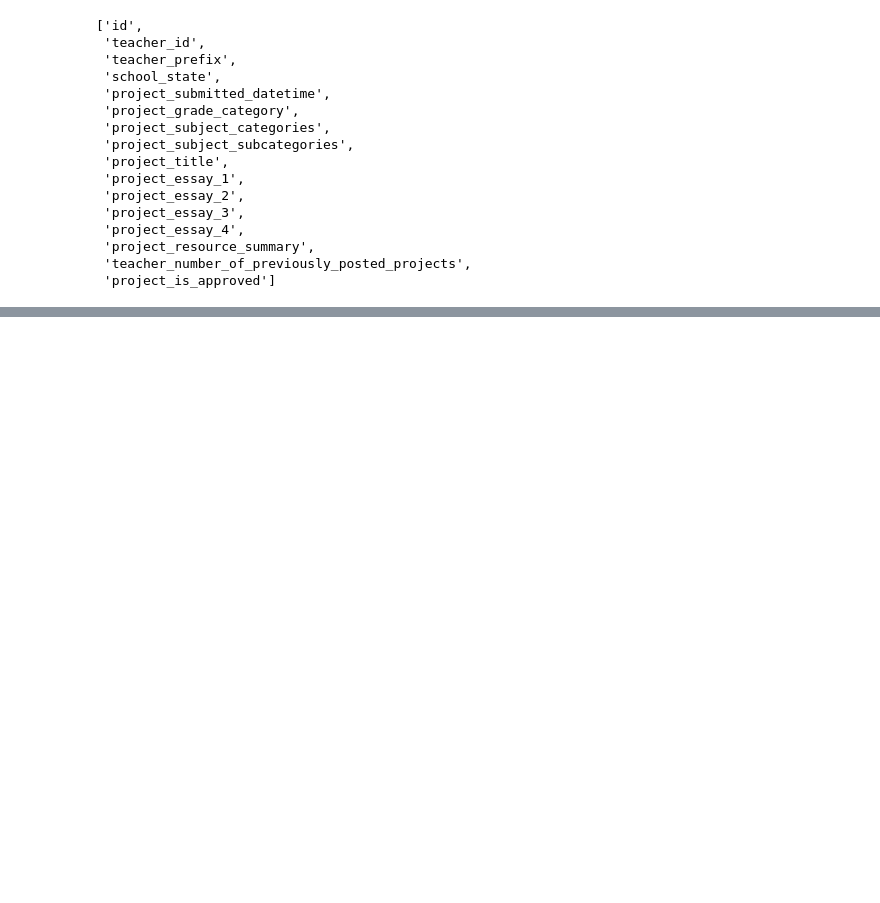
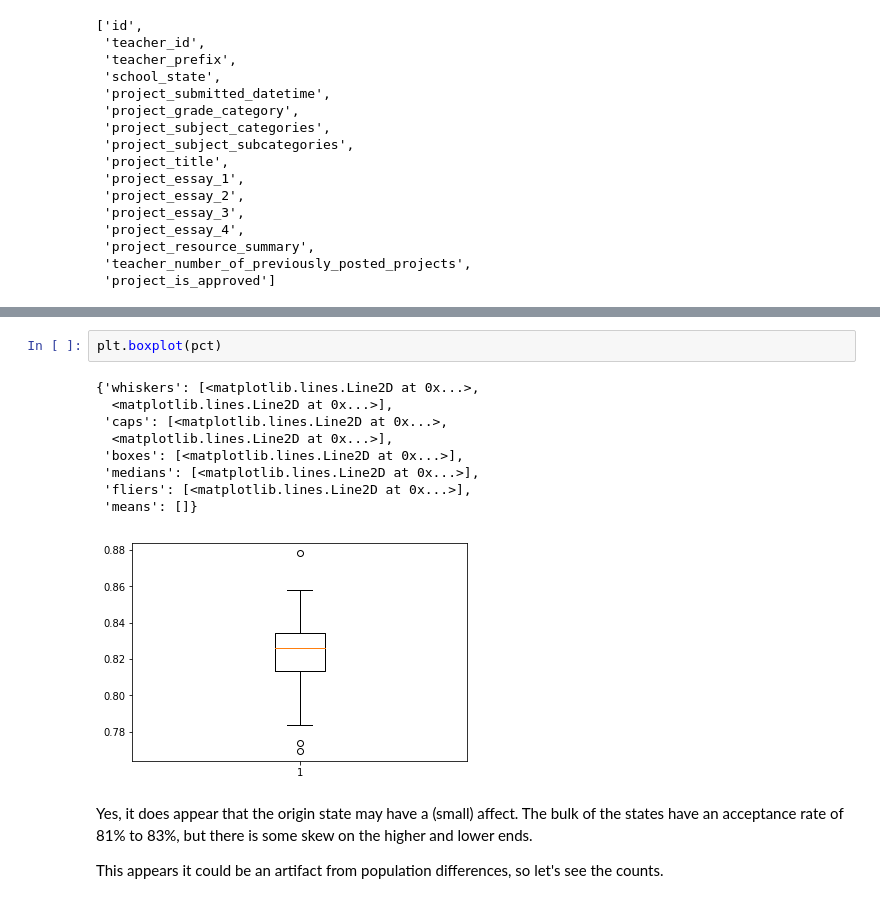
Before and after one commit to aaronpenne/machine_learning_nanodegree, a Jupyter notebook: donorschoose.ipynb, the cells around one changed output, grey strips where cells are left out. Saved outputs shown, nothing was run; the diff lists cells and outputs as text; blank space fills up the shorter version.

```diff
--- a/donorschoose.ipynb
+++ b/donorschoose.ipynb
@@ -97,0 +221,16 @@ df.head()
+# %%
+plt.boxplot(pct)
+# %% [output]
+{'whiskers': [<matplotlib.lines.Line2D at 0x...>,
+  <matplotlib.lines.Line2D at 0x...>],
+ 'caps': [<matplotlib.lines.Line2D at 0x...>,
+  <matplotlib.lines.Line2D at 0x...>],
+ 'boxes': [<matplotlib.lines.Line2D at 0x...>],
+ 'medians': [<matplotlib.lines.Line2D at 0x...>],
+ 'fliers': [<matplotlib.lines.Line2D at 0x...>],
+ 'means': []}
+[figure, added]
+# %% [markdown]
+Yes, it does appear that the origin state may have a (small) affect. The bulk of the states have an acceptance rate of 81% to 83%, but there is some skew on the higher and lower ends.
+
+This appears it could be an artifact from population differences, so let's see the counts.
```
Also changed, not shown: parts of 26 cells of this notebook.
